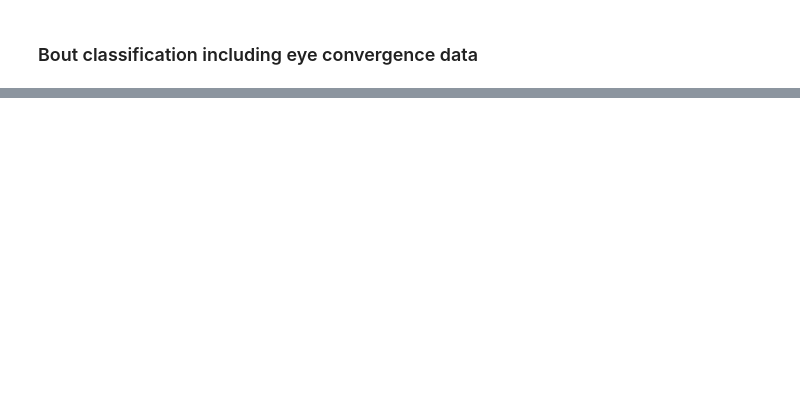
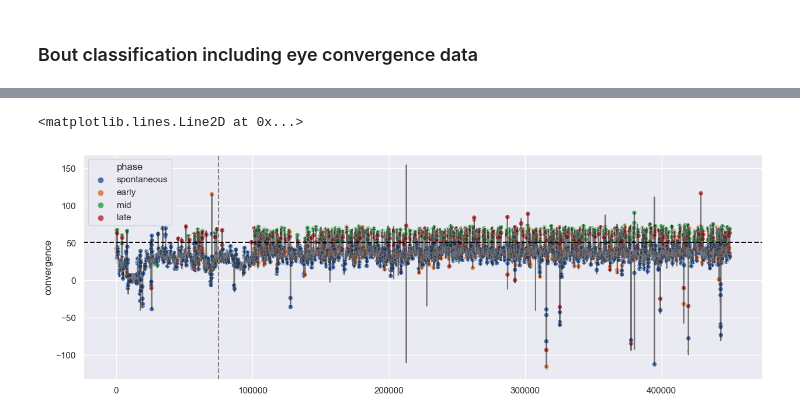
Before and after one commit to myngaf/behavior_analysis_tracking, a Jupyter notebook: test_eye_analysis.ipynb, the cells around one changed output, grey strips where cells are left out. Cells and saved outputs as stored; diff of their text form; code cells hidden in the pictures; blank space fills up the shorter version.

```diff
--- a/test_eye_analysis.ipynb
+++ b/test_eye_analysis.ipynb
@@ -279,0 +477,9 @@ UFuncTypeError: ufunc 'add' did not contain a loop with signature matching types
+# %%
+bout_convergence_label = pd.read_csv(os.path.join(experiment.subdirs['analysis'], 'bout_convergence_labels.csv'), dtype={'ID': str, 'code': str})
+bout_convergence_label = bout_convergence_label.melt(
+    id_vars= ['ID', 'code', 'phase'],
+    value_vars= ['start', 'end'],
+    var_name= 'bout_label',
+    value_name= 'frame'
+    )
+bout_convergence_label
@@ -279,0 +500,3 @@ UFuncTypeError: ufunc 'add' did not contain a loop with signature matching types
+# %%
+labelled_angle = pd.merge(angle_code, bout_convergence_label, how='left', on=['ID', 'code', 'frame'])
+labelled_angle
@@ -279,0 +517,2 @@ UFuncTypeError: ufunc 'add' did not contain a loop with signature matching types
+# %%
+labelled_angle['phase'] = labelled_angle['phase'].replace(to_replace={0.0: 'spontaneous', 1.0: 'early', 2.0: 'mid', 3.0: 'late'})
@@ -279,0 +535,5 @@ UFuncTypeError: ufunc 'add' did not contain a loop with signature matching types
+# %%
+# try plotting with seaborn
+import seaborn as sns
+# set figure size
+sns.set_theme(rc={"figure.figsize": (15,5)})
@@ -279,0 +549,12 @@ UFuncTypeError: ufunc 'add' did not contain a loop with signature matching types
+# %%
+# plot eye convergence over time in a session
+# vertical gray dash line is roughly when the paramecia is added (5 min after recording started)
+# horizontal black dash line is the convergence threshold for that fish
+sub_df = labelled_angle[labelled_angle['ID'] == '2025061206'].reset_index() # change ID number here
+sns.lineplot(data=sub_df, x=sub_df.index, y="convergence", alpha=0.5, c="black") # the whole trace across time
+sns.scatterplot(data=sub_df, x=sub_df.index, y="convergence", hue='phase', legend="auto", hue_order=['spontaneous', 'early', 'mid', 'late']) # which phase
+plt.axhline(y=convergence_scores[convergence_scores['ID'] == '2025061206'].threshold.squeeze(), linestyle='--', c='black') # change ID number here
+plt.axvline(x=250*150*2, linestyle='--', c='gray') # rough timepoint of when paramecia were introduced
+# %% [output]
+<matplotlib.lines.Line2D at 0x...>
+[figure, added]
```
Also changed, not shown: parts of 39 cells of this notebook.
